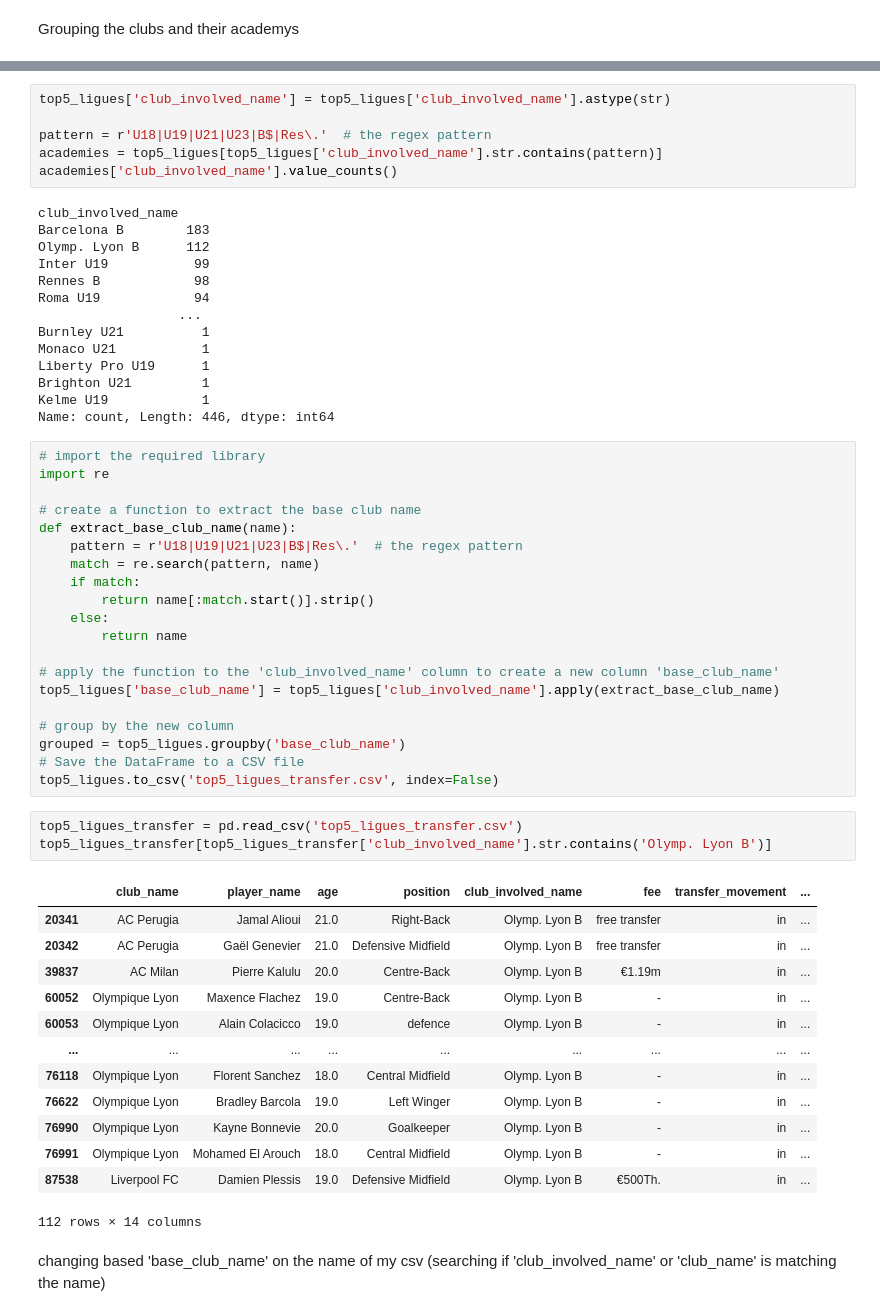
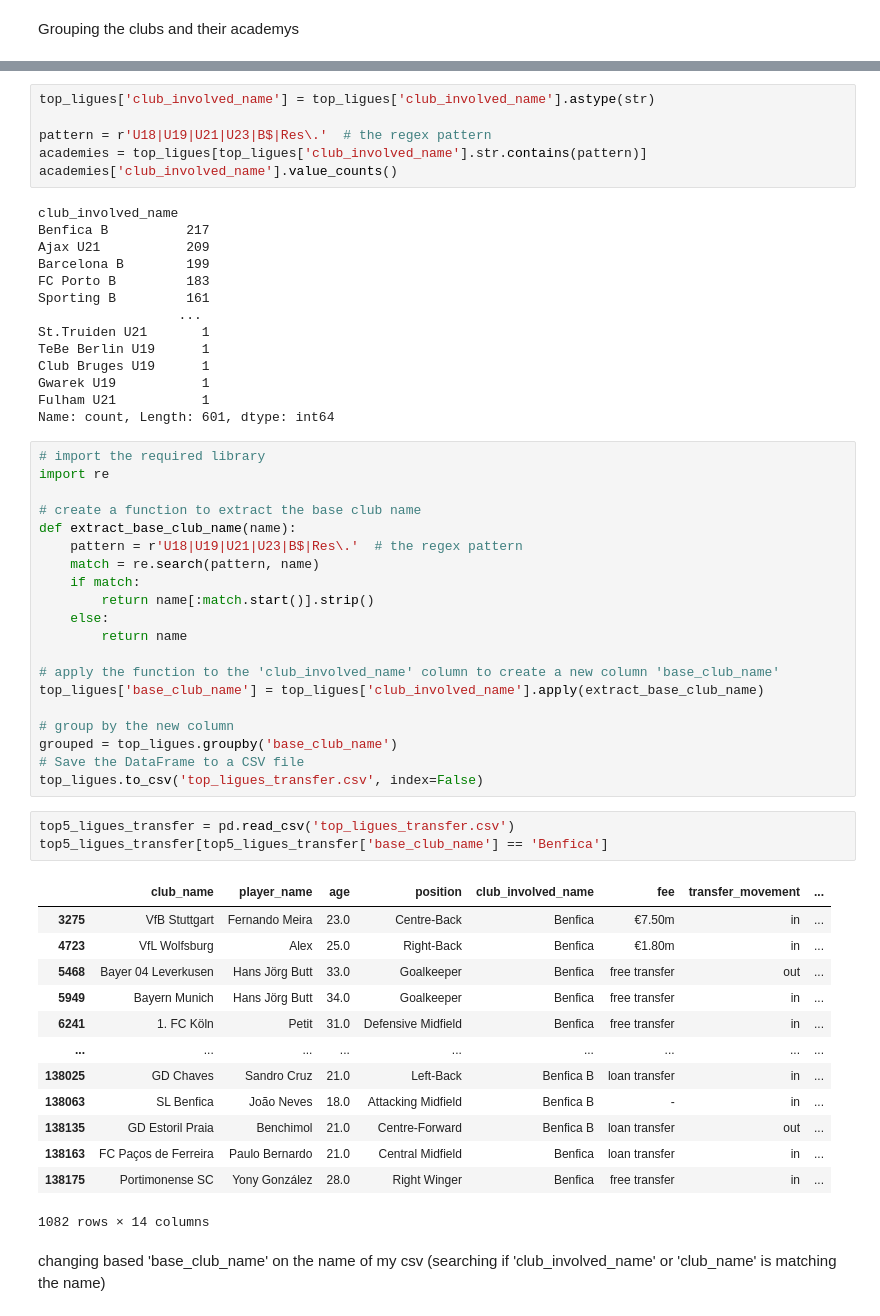
Before and after one commit to ayknes/football_academy_analytics, a Jupyter notebook: preparing_data.ipynb, the cells around one changed output, grey strips where cells are left out. Saved outputs shown, nothing was run; the diff lists cells and outputs as text.

```diff
--- a/preparing_data.ipynb
+++ b/preparing_data.ipynb
@@ -27,23 +29,23 @@ top5_ligues = pd.concat([bundesliga_transfer, seriea_transfer, laligua_transfer,
 # %%
-top5_ligues['club_involved_name'] = top5_ligues['club_involved_name'].astype(str)
+top_ligues['club_involved_name'] = top_ligues['club_involved_name'].astype(str)
 
 pattern = r'U18|U19|U21|U23|B$|Res\.'  # the regex pattern
-academies = top5_ligues[top5_ligues['club_involved_name'].str.contains(pattern)]
+academies = top_ligues[top_ligues['club_involved_name'].str.contains(pattern)]
 academies['club_involved_name'].value_counts()
 # %% [output]
 club_involved_name
-Barcelona B        183
-Olymp. Lyon B      112
-Inter U19           99
-Rennes B            98
-Roma U19            94
+Benfica B          217
+Ajax U21           209
+Barcelona B        199
+FC Porto B         183
+Sporting B         161
                   ...
-Burnley U21          1
-Monaco U21           1
-Liberty Pro U19      1
-Brighton U21         1
-Kelme U19            1
-Name: count, Length: 446, dtype: int64
+St.Truiden U21       1
+TeBe Berlin U19      1
+Club Bruges U19      1
+Gwarek U19           1
+Fulham U21           1
+Name: count, Length: 601, dtype: int64
 # %%
 # import the required library
 import re
@@ -58,29 +60,29 @@ def extract_base_club_name(name):
         return name
 
 # apply the function to the 'club_involved_name' column to create a new column 'base_club_name'
-top5_ligues['base_club_name'] = top5_ligues['club_involved_name'].apply(extract_base_club_name)
+top_ligues['base_club_name'] = top_ligues['club_involved_name'].apply(extract_base_club_name)
 
 # group by the new column
-grouped = top5_ligues.groupby('base_club_name')
+grouped = top_ligues.groupby('base_club_name')
 # Save the DataFrame to a CSV file
-top5_ligues.to_csv('top5_ligues_transfer.csv', index=False)
+top_ligues.to_csv('top_ligues_transfer.csv', index=False)
 # %%
-top5_ligues_transfer = pd.read_csv('top5_ligues_transfer.csv')
-top5_ligues_transfer[top5_ligues_transfer['club_involved_name'].str.contains('Olymp. Lyon B')]
+top5_ligues_transfer = pd.read_csv('top_ligues_transfer.csv')
+top5_ligues_transfer[top5_ligues_transfer['base_club_name'] == 'Benfica']
 # %% [output]
 |  | club_name | player_name | age | position | club_involved_name | fee | transfer_movement | ... |
-| 20341 | AC Perugia | Jamal Alioui | 21.0 | Right-Back | Olymp. Lyon B | free transfer | in | ... |
-| 20342 | AC Perugia | Gaël Genevier | 21.0 | Defensive Midfield | Olymp. Lyon B | free transfer | in | ... |
-| 39837 | AC Milan | Pierre Kalulu | 20.0 | Centre-Back | Olymp. Lyon B | €1.19m | in | ... |
-| 60052 | Olympique Lyon | Maxence Flachez | 19.0 | Centre-Back | Olymp. Lyon B | - | in | ... |
-| 60053 | Olympique Lyon | Alain Colacicco | 19.0 | defence | Olymp. Lyon B | - | in | ... |
+| 3275 | VfB Stuttgart | Fernando Meira | 23.0 | Centre-Back | Benfica | €7.50m | in | ... |
+| 4723 | VfL Wolfsburg | Alex | 25.0 | Right-Back | Benfica | €1.80m | in | ... |
+| 5468 | Bayer 04 Leverkusen | Hans Jörg Butt | 33.0 | Goalkeeper | Benfica | free transfer | out | ... |
+| 5949 | Bayern Munich | Hans Jörg Butt | 34.0 | Goalkeeper | Benfica | free transfer | in | ... |
+| 6241 | 1. FC Köln | Petit | 31.0 | Defensive Midfield | Benfica | free transfer | in | ... |
 | ... | ... | ... | ... | ... | ... | ... | ... | ... |
-| 76118 | Olympique Lyon | Florent Sanchez | 18.0 | Central Midfield | Olymp. Lyon B | - | in | ... |
-| 76622 | Olympique Lyon | Bradley Barcola | 19.0 | Left Winger | Olymp. Lyon B | - | in | ... |
-| 76990 | Olympique Lyon | Kayne Bonnevie | 20.0 | Goalkeeper | Olymp. Lyon B | - | in | ... |
-| 76991 | Olympique Lyon | Mohamed El Arouch | 18.0 | Central Midfield | Olymp. Lyon B | - | in | ... |
-| 87538 | Liverpool FC | Damien Plessis | 19.0 | Defensive Midfield | Olymp. Lyon B | €500Th. | in | ... |
+| 138025 | GD Chaves | Sandro Cruz | 21.0 | Left-Back | Benfica B | loan transfer | in | ... |
+| 138063 | SL Benfica | João Neves | 18.0 | Attacking Midfield | Benfica B | - | in | ... |
+| 138135 | GD Estoril Praia | Benchimol | 21.0 | Centre-Forward | Benfica B | loan transfer | out | ... |
+| 138163 | FC Paços de Ferreira | Paulo Bernardo | 21.0 | Central Midfield | Benfica | loan transfer | in | ... |
+| 138175 | Portimonense SC | Yony González | 28.0 | Right Winger | Benfica | free transfer | in | ... |
-112 rows × 14 columns
+1082 rows × 14 columns
 # %% [markdown]
 changing based 'base_club_name' on the name of my csv (searching if 'club_involved_name' or 'club_name' is matching the name)
 # %%
```
Also changed, not shown: parts of 9 cells of this notebook, 1 other file.
